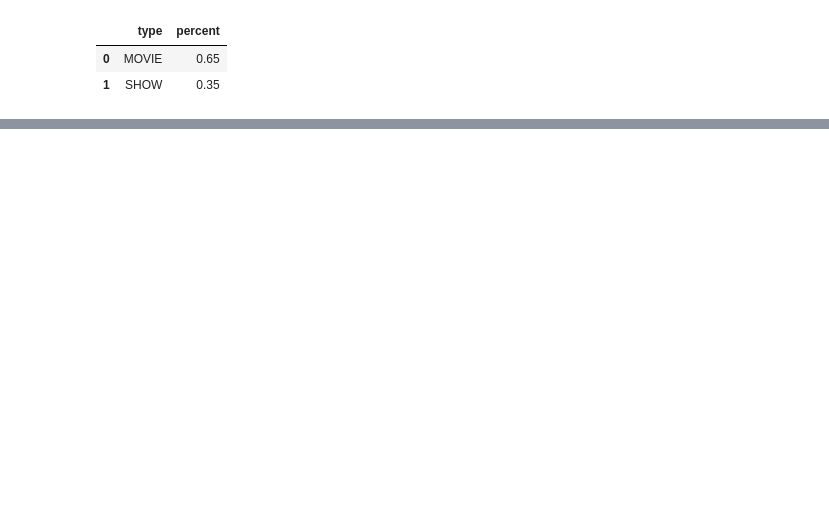
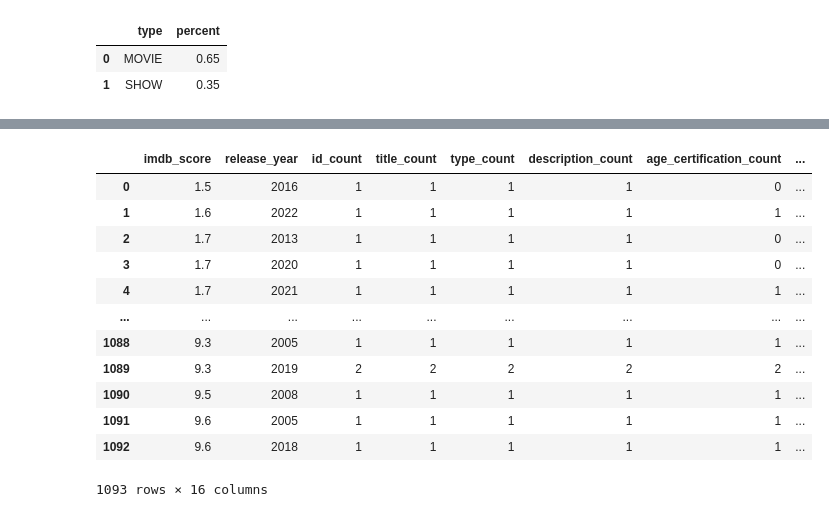
Before and after one commit to bladnman/netflix_content, a Jupyter notebook: notebooks/invetigations/01.lookabout.ipynb, the cells around one changed output, grey strips where cells are left out. Cells and saved outputs as stored; diff of their text form; code cells hidden in the pictures; blank space fills up the shorter version.

```diff
--- a/notebooks/invetigations/01.lookabout.ipynb
+++ b/notebooks/invetigations/01.lookabout.ipynb
@@ -108,0 +170,16 @@ chart.update_layout(
+# %%
+titles.groupby(["imdb_score", "release_year"]).count().add_suffix('_count').reset_index()
+# %% [output]
+|  | imdb_score | release_year | id_count | title_count | type_count | description_count | age_certification_count | ... |
+| 0 | 1.5 | 2016 | 1 | 1 | 1 | 1 | 0 | ... |
+| 1 | 1.6 | 2022 | 1 | 1 | 1 | 1 | 1 | ... |
+| 2 | 1.7 | 2013 | 1 | 1 | 1 | 1 | 0 | ... |
+| 3 | 1.7 | 2020 | 1 | 1 | 1 | 1 | 0 | ... |
+| 4 | 1.7 | 2021 | 1 | 1 | 1 | 1 | 1 | ... |
+| ... | ... | ... | ... | ... | ... | ... | ... | ... |
+| 1088 | 9.3 | 2005 | 1 | 1 | 1 | 1 | 1 | ... |
+| 1089 | 9.3 | 2019 | 2 | 2 | 2 | 2 | 2 | ... |
+| 1090 | 9.5 | 2008 | 1 | 1 | 1 | 1 | 1 | ... |
+| 1091 | 9.6 | 2005 | 1 | 1 | 1 | 1 | 1 | ... |
+| 1092 | 9.6 | 2018 | 1 | 1 | 1 | 1 | 1 | ... |
+1093 rows × 16 columns
```
Also changed, not shown: parts of 27 cells of this notebook, 2 other files.
